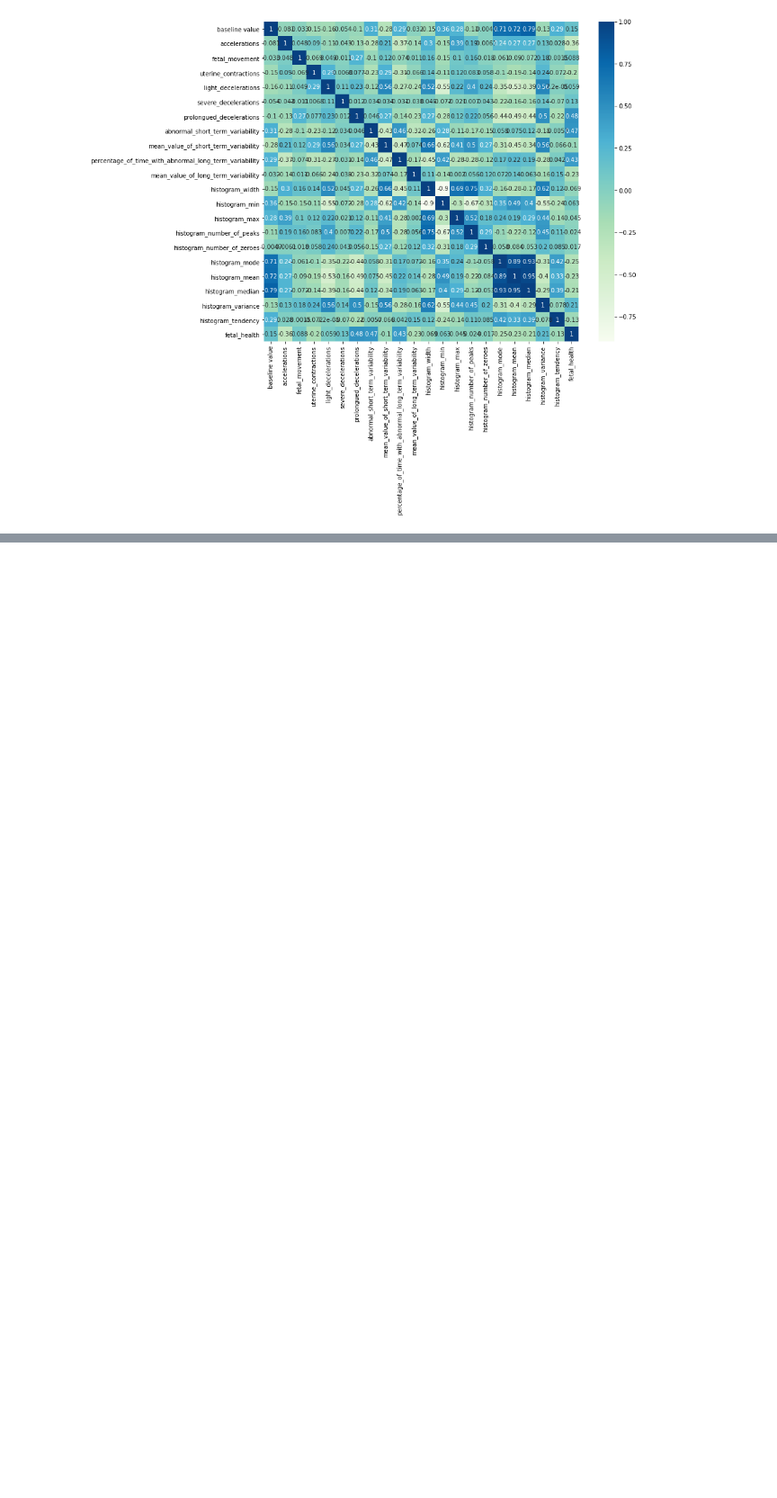
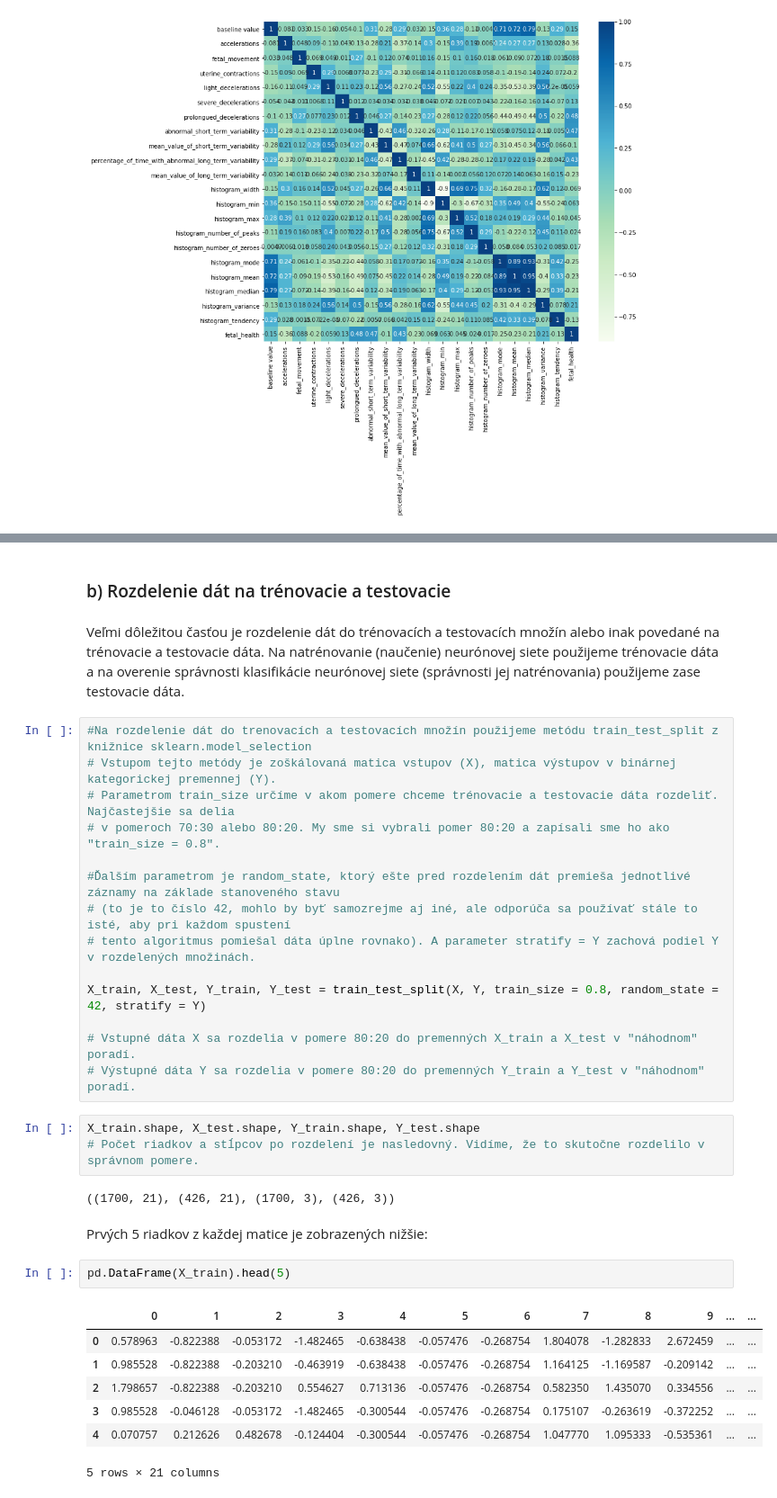
Before and after one commit to georgeob/Drzik_NS2021, a Jupyter notebook: Drzik_NS2021.ipynb, the cells around one changed output, grey strips where cells are left out. Shown at 90% size. Saved outputs shown, nothing was run; the diff lists cells and outputs as text; blank space fills up the shorter version.

```diff
--- a/Drzik_NS2021.ipynb
+++ b/Drzik_NS2021.ipynb
@@ -162,0 +227,35 @@ sns.heatmap(data.corr(), annot=True, cmap = "GnBu")
+# %% [markdown]
+### b) Rozdelenie dát na trénovacie a testovacie
+# %% [markdown]
+Veľmi dôležitou časťou je rozdelenie dát do trénovacích a testovacích množín alebo inak povedané na trénovacie a testovacie dáta. Na natrénovanie (naučenie) neurónovej siete použijeme trénovacie dáta a na overenie správnosti klasifikácie neurónovej siete (správnosti jej natrénovania) použijeme zase testovacie dáta.
+# %%
+#Na rozdelenie dát do trenovacích a testovacích množín použijeme metódu train_test_split z knižnice sklearn.model_selection
+# Vstupom tejto metódy je zoškálovaná matica vstupov (X), matica výstupov v binárnej kategorickej premennej (Y).
+# Parametrom train_size určíme v akom pomere chceme trénovacie a testovacie dáta rozdeliť. Najčastejšie sa delia
+# v pomeroch 70:30 alebo 80:20. My sme si vybrali pomer 80:20 a zapísali sme ho ako "train_size = 0.8".
+
+#Ďalším parametrom je random_state, ktorý ešte pred rozdelením dát premieša jednotlivé záznamy na základe stanoveného stavu
+# (to je to číslo 42, mohlo by byť samozrejme aj iné, ale odporúča sa používať stále to isté, aby pri každom spustení
+# tento algoritmus pomiešal dáta úplne rovnako). A parameter stratify = Y zachová podiel Y v rozdelených množinách.
+
+X_train, X_test, Y_train, Y_test = train_test_split(X, Y, train_size = 0.8, random_state = 42, stratify = Y)
+
+# Vstupné dáta X sa rozdelia v pomere 80:20 do premenných X_train a X_test v "náhodnom" poradí.
+# Výstupné dáta Y sa rozdelia v pomere 80:20 do premenných Y_train a Y_test v "náhodnom" poradí.
+# %%
+X_train.shape, X_test.shape, Y_train.shape, Y_test.shape
+# Počet riadkov a stĺpcov po rozdelení je nasledovný. Vidíme, že to skutočne rozdelilo v správnom pomere.
+# %% [output]
+((1700, 21), (426, 21), (1700, 3), (426, 3))
+# %% [markdown]
+Prvých 5 riadkov z každej matice je zobrazených nižšie:
+# %%
+pd.DataFrame(X_train).head(5)
+# %% [output]
+|  | 0 | 1 | 2 | 3 | 4 | 5 | 6 | 7 | 8 | 9 | ... | ... |
+| 0 | 0.578963 | -0.822388 | -0.053172 | -1.482465 | -0.638438 | -0.057476 | -0.268754 | 1.804078 | -1.282833 | 2.672459 | ... | ... |
+| 1 | 0.985528 | -0.822388 | -0.203210 | -0.463919 | -0.638438 | -0.057476 | -0.268754 | 1.164125 | -1.169587 | -0.209142 | ... | ... |
+| 2 | 1.798657 | -0.822388 | -0.203210 | 0.554627 | 0.713136 | -0.057476 | -0.268754 | 0.582350 | 1.435070 | 0.334556 | ... | ... |
+| 3 | 0.985528 | -0.046128 | -0.053172 | -1.482465 | -0.300544 | -0.057476 | -0.268754 | 0.175107 | -0.263619 | -0.372252 | ... | ... |
+| 4 | 0.070757 | 0.212626 | 0.482678 | -0.124404 | -0.300544 | -0.057476 | -0.268754 | 1.047770 | 1.095333 | -0.535361 | ... | ... |
+5 rows × 21 columns
```
Also changed, not shown: parts of 11 cells of this notebook.
